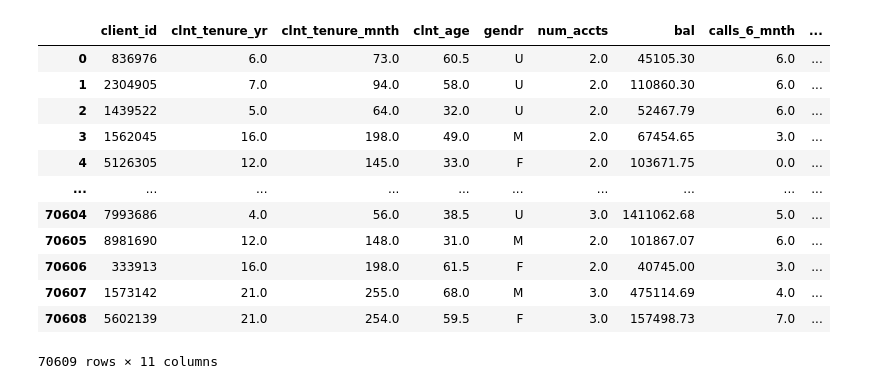
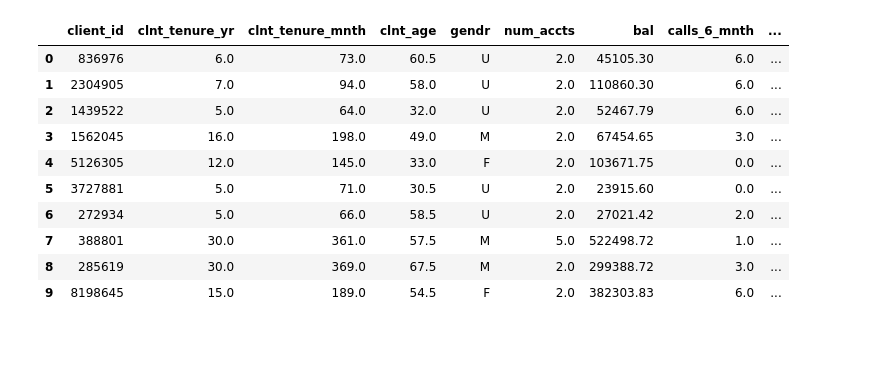
Before and after one commit to ShaQ90/vanguard-ab-test, a Jupyter notebook: notebooks/data_test.ipynb, the cells around one changed output. Drawn from its saved outputs; the diff is of its cells as text; code cells hidden in the pictures; blank space fills up the shorter version.

```diff
--- a/notebooks/data_test.ipynb
+++ b/notebooks/data_test.ipynb
@@ -12,18 +16,16 @@ df_2 = pd.read_csv(db_locations['data_raw']['file2'])
 # %%
 # Merge df_1 with df_2
-df_user_comp = pd.concat([df_1, df_2], axis=1).reindex(df_1.index)
-df_user_comp
+df_user_comp = df_1.merge(df_2, on= "client_id").reindex(df_1.index)
+df_user_comp.head(10)
 # %% [output]
 |  | client_id | clnt_tenure_yr | clnt_tenure_mnth | clnt_age | gendr | num_accts | bal | calls_6_mnth | ... |
 | 0 | 836976 | 6.0 | 73.0 | 60.5 | U | 2.0 | 45105.30 | 6.0 | ... |
 | 1 | 2304905 | 7.0 | 94.0 | 58.0 | U | 2.0 | 110860.30 | 6.0 | ... |
 | 2 | 1439522 | 5.0 | 64.0 | 32.0 | U | 2.0 | 52467.79 | 6.0 | ... |
 | 3 | 1562045 | 16.0 | 198.0 | 49.0 | M | 2.0 | 67454.65 | 3.0 | ... |
 | 4 | 5126305 | 12.0 | 145.0 | 33.0 | F | 2.0 | 103671.75 | 0.0 | ... |
-| ... | ... | ... | ... | ... | ... | ... | ... | ... | ... |
-| 70604 | 7993686 | 4.0 | 56.0 | 38.5 | U | 3.0 | 1411062.68 | 5.0 | ... |
-| 70605 | 8981690 | 12.0 | 148.0 | 31.0 | M | 2.0 | 101867.07 | 6.0 | ... |
-| 70606 | 333913 | 16.0 | 198.0 | 61.5 | F | 2.0 | 40745.00 | 3.0 | ... |
-| 70607 | 1573142 | 21.0 | 255.0 | 68.0 | M | 3.0 | 475114.69 | 4.0 | ... |
-| 70608 | 5602139 | 21.0 | 254.0 | 59.5 | F | 3.0 | 157498.73 | 7.0 | ... |
+| 5 | 3727881 | 5.0 | 71.0 | 30.5 | U | 2.0 | 23915.60 | 0.0 | ... |
+| 6 | 272934 | 5.0 | 66.0 | 58.5 | U | 2.0 | 27021.42 | 2.0 | ... |
+| 7 | 388801 | 30.0 | 361.0 | 57.5 | M | 5.0 | 522498.72 | 1.0 | ... |
+| 8 | 285619 | 30.0 | 369.0 | 67.5 | M | 2.0 | 299388.72 | 3.0 | ... |
+| 9 | 8198645 | 15.0 | 189.0 | 54.5 | F | 2.0 | 382303.83 | 6.0 | ... |
-70609 rows × 11 columns
```
Also changed, not shown: parts of 16 cells of this notebook, 2 other files.
